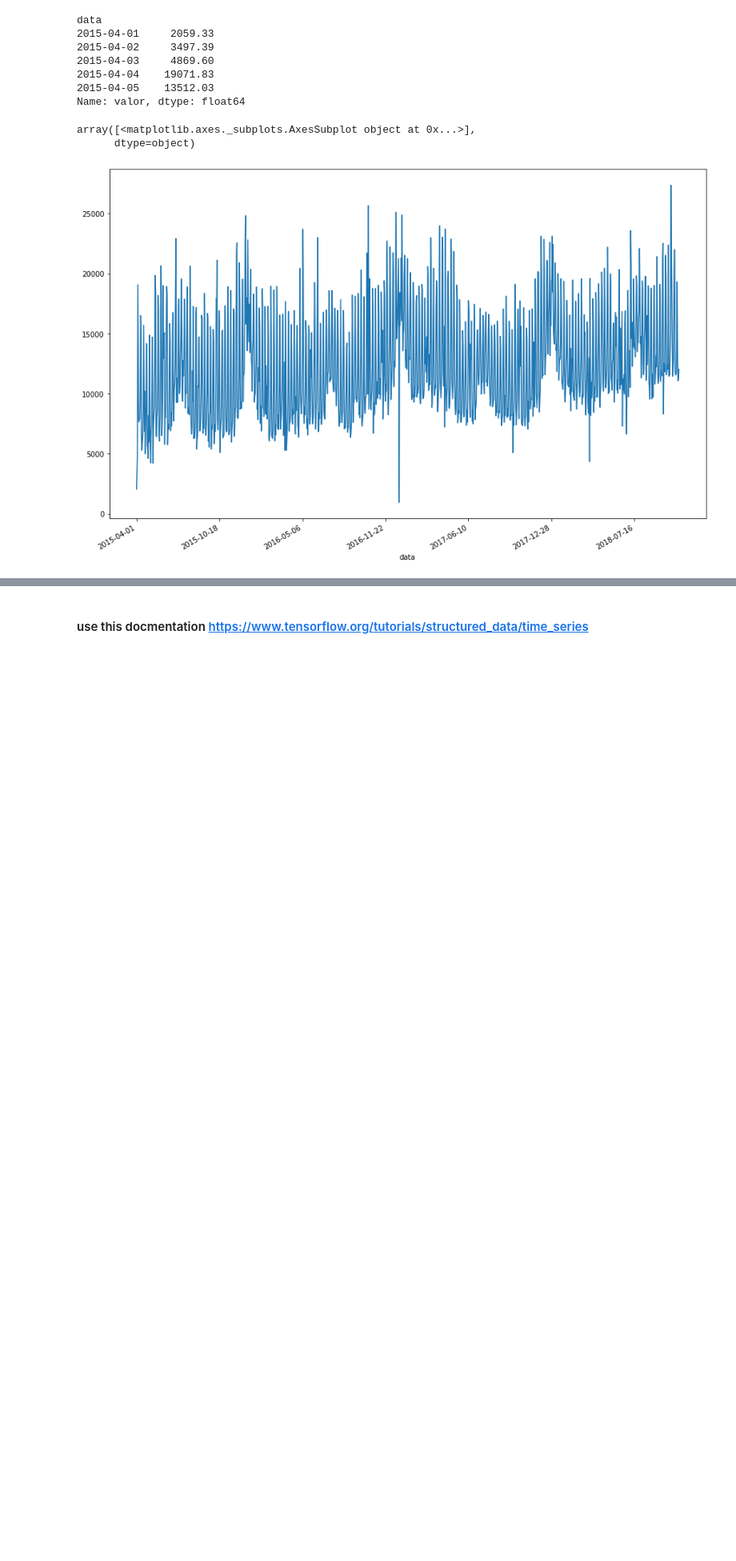
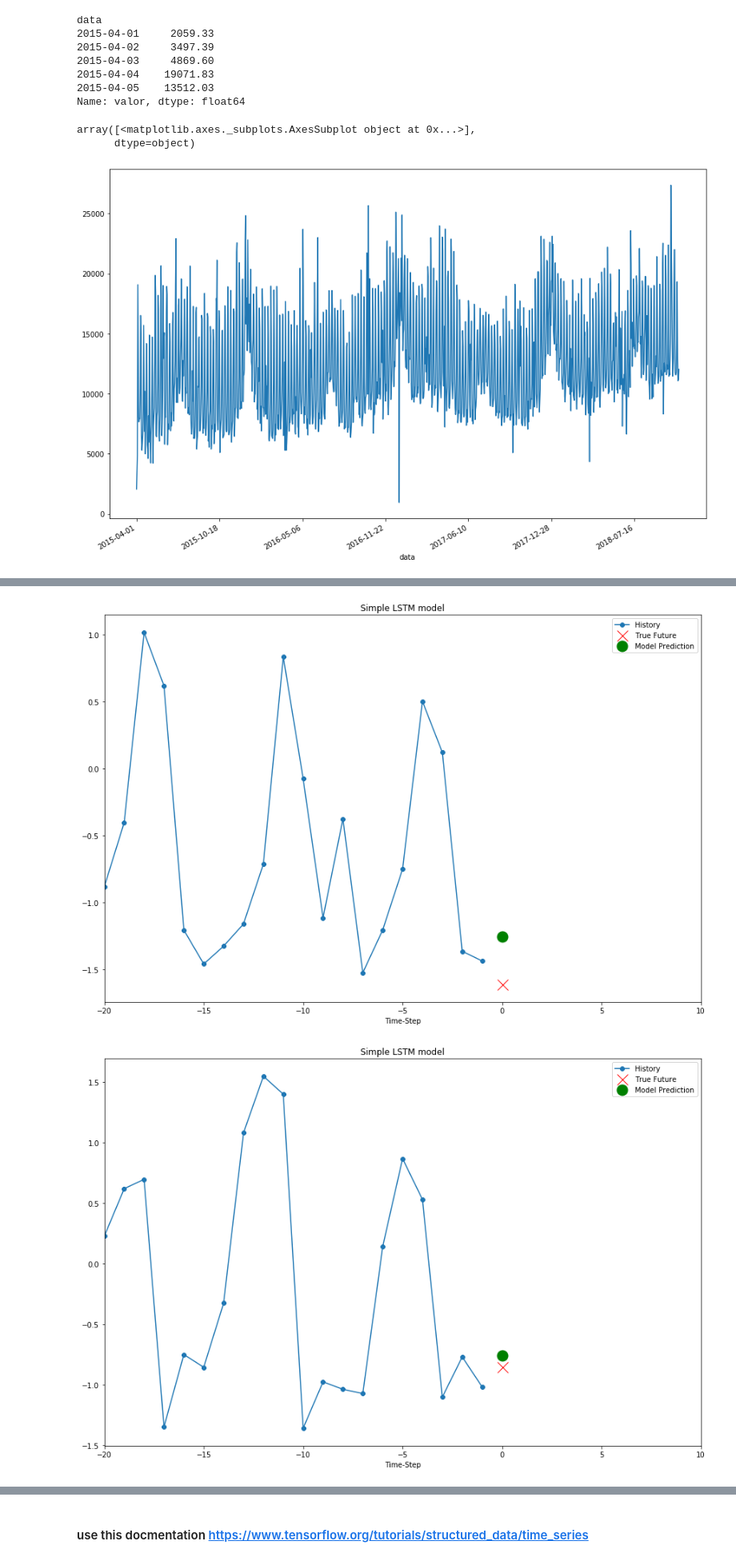
Before and after one commit to AAntunesNDS/time_series_deeplearning, a Jupyter notebook: TimeSeriesKerasTensorFlow_DevAcademyChallange_Dataset_2.ipynb, the cells around one changed output, grey strips where cells are left out. Shown: that part at 80% size. Saved outputs shown, nothing was run; the diff lists cells and outputs as text; code cells hidden in the pictures; blank space fills up the shorter version.

Commit message:
Predict single value with tf.keras lstm

```diff
--- a/TimeSeriesKerasTensorFlow_DevAcademyChallange_Dataset_2.ipynb
+++ b/TimeSeriesKerasTensorFlow_DevAcademyChallange_Dataset_2.ipynb
@@ -346,0 +351,27 @@ show_plot([x_train_uni[0], y_train_uni[0], baseline(x_train_uni[0])], 0,
+# %%
+BATCH_SIZE = 8
+BUFFER_SIZE = 80
+# %%
+train_univariate = tf.data.Dataset.from_tensor_slices((x_train_uni, y_train_uni))
+train_univariate = train_univariate.cache().shuffle(BUFFER_SIZE).batch(BATCH_SIZE).repeat()
+
+val_univariate = tf.data.Dataset.from_tensor_slices((x_val_uni, y_val_uni))
+val_univariate = val_univariate.batch(BATCH_SIZE).repeat()
+# %%
+simple_lstm_model = tf.keras.models.Sequential([
+    tf.keras.layers.LSTM(8, input_shape = x_train_uni.shape[-2:]),
+    tf.keras.layers.Dense(8),
+    tf.keras.layers.Dropout(.05),
+    tf.keras.layers.Dense(4),
+    tf.keras.layers.Dense(1)
+])
+
+simple_lstm_model.compile(optimizer='adam', loss='mse',
+                          metrics = ['RootMeanSquaredError'])
+# %%
+EVALUATION_INTERVAL = 100
+EPOCHS = 20
+
+single_step_history = simple_lstm_model.fit(train_univariate, epochs=EPOCHS,
+                      steps_per_epoch=EVALUATION_INTERVAL,
+                      validation_data=val_univariate, validation_steps=50)
@@ -346,0 +396,8 @@ show_plot([x_train_uni[0], y_train_uni[0], baseline(x_train_uni[0])], 0,
+# %%
+for x, y in train_univariate.take(3):
+    plot = show_plot([x[0].numpy(), y[0].numpy(),
+                simple_lstm_model.predict(x)[0]], 0, 'Simple LSTM model')
+    plot.show()
+# %% [output]
+[figure, added]
+[figure, added]
```
Also changed, not shown: parts of 8 cells of this notebook.
